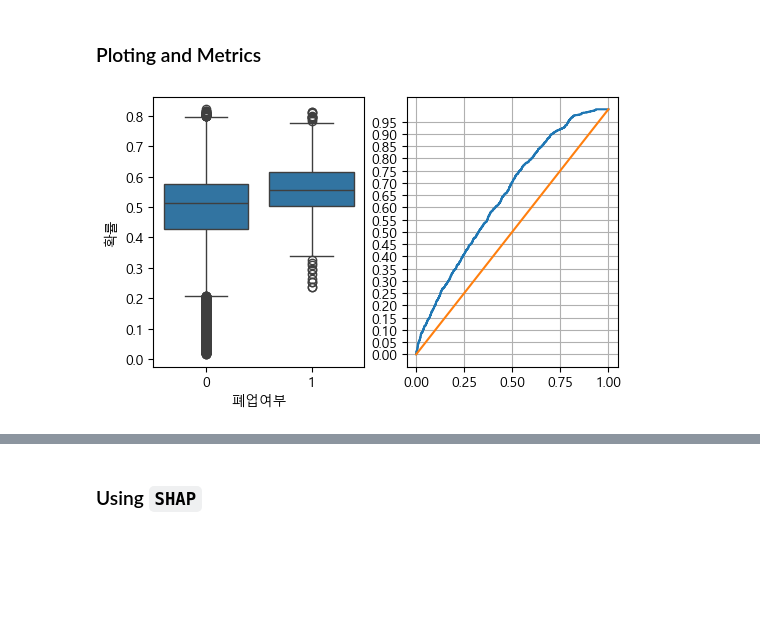
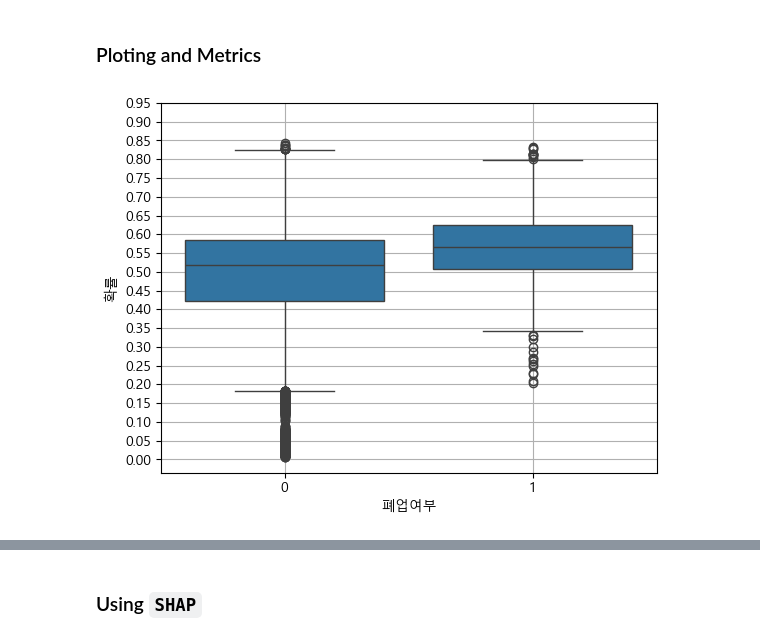
Before and after one commit to basill2001/IECAPSTONE1, a Jupyter notebook: models_XGB.ipynb, the cells around one changed output, grey strips where cells are left out. Drawn from its saved outputs; the diff is of its cells as text; code cells hidden in the pictures; blank space fills up the shorter version.

```diff
--- a/models_XGB.ipynb
+++ b/models_XGB.ipynb
@@ -51,11 +51,11 @@ def objective(trial: Trial, X_train, y_train):
     if trial.should_prune():
         raise optuna.TrialPruned()
 
-    y_pred = xgb_model.predict(X_test)
-    score = roc_auc_score(y_test, y_pred)
+    y_pred_prob = xgb_model.predict_proba(X_test)[:, 1]
+    score = roc_auc_score(y_test, y_pred_prob)
     # score = cross_val_score(lg_model, X_train, y_train, cv=3, scoring='roc_auc').mean()
 
     return score
 # %%
 study = optuna.create_study(direction='maximize', sampler=TPESampler())
-study.optimize(lambda trial:objective(trial, X_res, y_res), n_trials=100)
+study.optimize(lambda trial:objective(trial, X_res, y_res), n_trials=30)
@@ -84,17 +102,10 @@ y_pred_prob = xgb_model.predict_proba(X_test)[:, 1]
 # %% [markdown]
 ### Ploting and Metrics
 # %%
-fig, ax = plt.subplots(1, 2, figsize=(6, 3.5))
-
 temp = pd.concat([pd.Series(y_test).rename('폐업여부'), pd.Series(y_pred_prob).rename('확률')], axis=1)
-sns.boxplot(x='폐업여부', y='확률', data=temp, ax=ax[0])
+sns.boxplot(x='폐업여부', y='확률', data=temp)
 plt.yticks(np.arange(0, 1, 0.05))
-
-fpr, tpr, thresholds = roc_curve(y_test, y_pred_prob)
-plt.plot(fpr, tpr, label = 'ROC')
-plt.plot([0, 1], [0, 1])
-ax[1].grid()
-
+plt.grid()
 plt.show()
 # %% [output]
-[figure, old version]
+[figure, new version]
```
Also changed, not shown: parts of 8 cells of this notebook.
